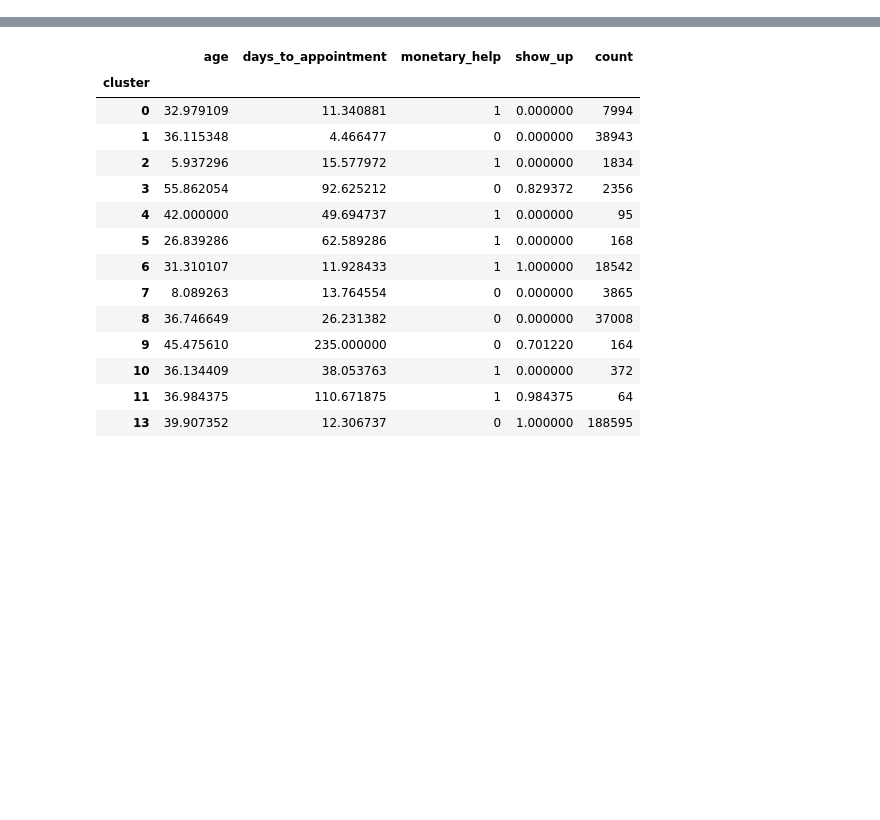
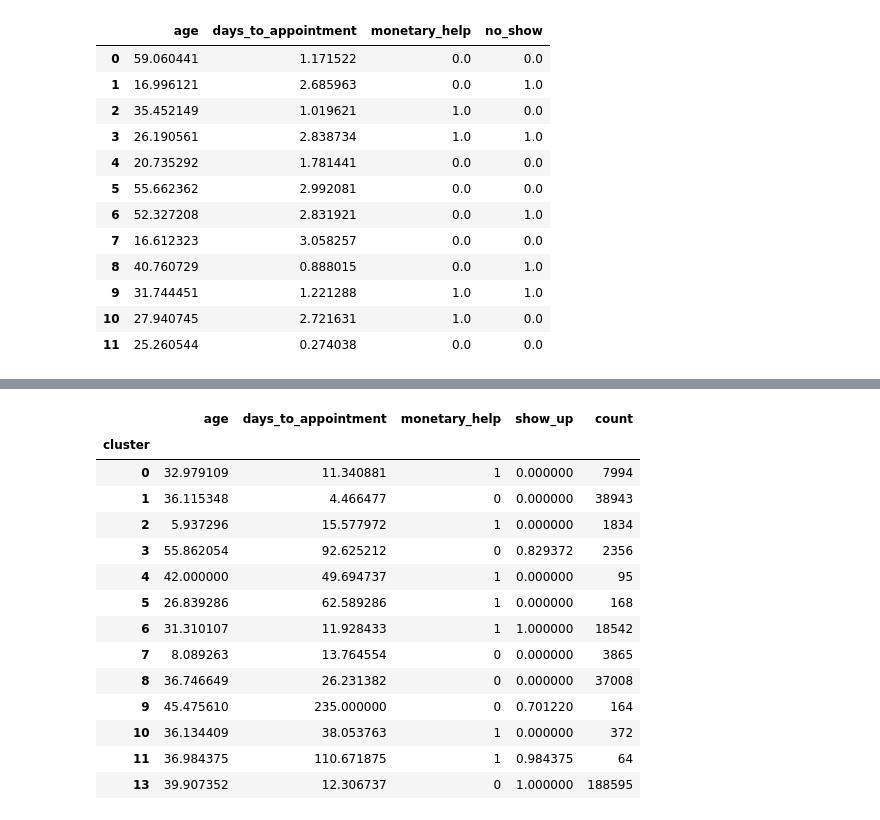
Before and after one commit to edvalente/mlnd-capstone-project, a Jupyter notebook: notebooks/unsupervised.ipynb, the cells around one changed output, grey strips where cells are left out. Cells and saved outputs as stored; diff of their text form; code cells hidden in the pictures; blank space fills up the shorter version.

```diff
--- a/notebooks/unsupervised.ipynb
+++ b/notebooks/unsupervised.ipynb
@@ -72,0 +113,16 @@ preds_deter = clusterer.predict(minimal_sample)
+# %%
+pd.DataFrame(normalizer.inverse_transform(centers), columns=cluster_train.columns)# .apply(lambda x: x.apply(lambda y: int(y)))
+# %% [output]
+|  | age | days_to_appointment | monetary_help | no_show |
+| 0 | 59.060441 | 1.171522 | 0.0 | 0.0 |
+| 1 | 16.996121 | 2.685963 | 0.0 | 1.0 |
+| 2 | 35.452149 | 1.019621 | 1.0 | 0.0 |
+| 3 | 26.190561 | 2.838734 | 1.0 | 1.0 |
+| 4 | 20.735292 | 1.781441 | 0.0 | 0.0 |
+| 5 | 55.662362 | 2.992081 | 0.0 | 0.0 |
+| 6 | 52.327208 | 2.831921 | 0.0 | 1.0 |
+| 7 | 16.612323 | 3.058257 | 0.0 | 0.0 |
+| 8 | 40.760729 | 0.888015 | 0.0 | 1.0 |
+| 9 | 31.744451 | 1.221288 | 1.0 | 1.0 |
+| 10 | 27.940745 | 2.721631 | 1.0 | 0.0 |
+| 11 | 25.260544 | 0.274038 | 0.0 | 0.0 |
```
Also changed, not shown: parts of 6 cells of this notebook, 3 other files.
